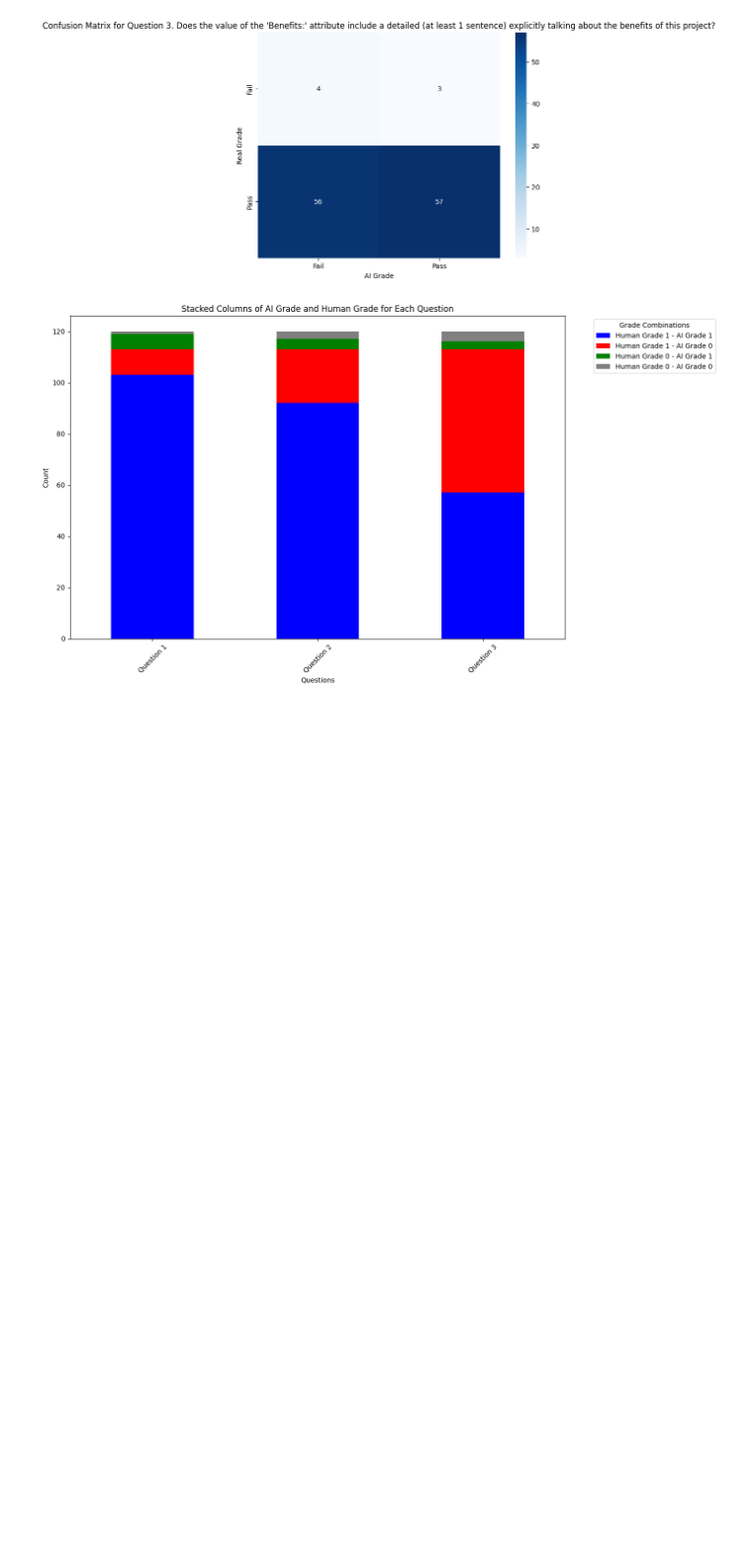
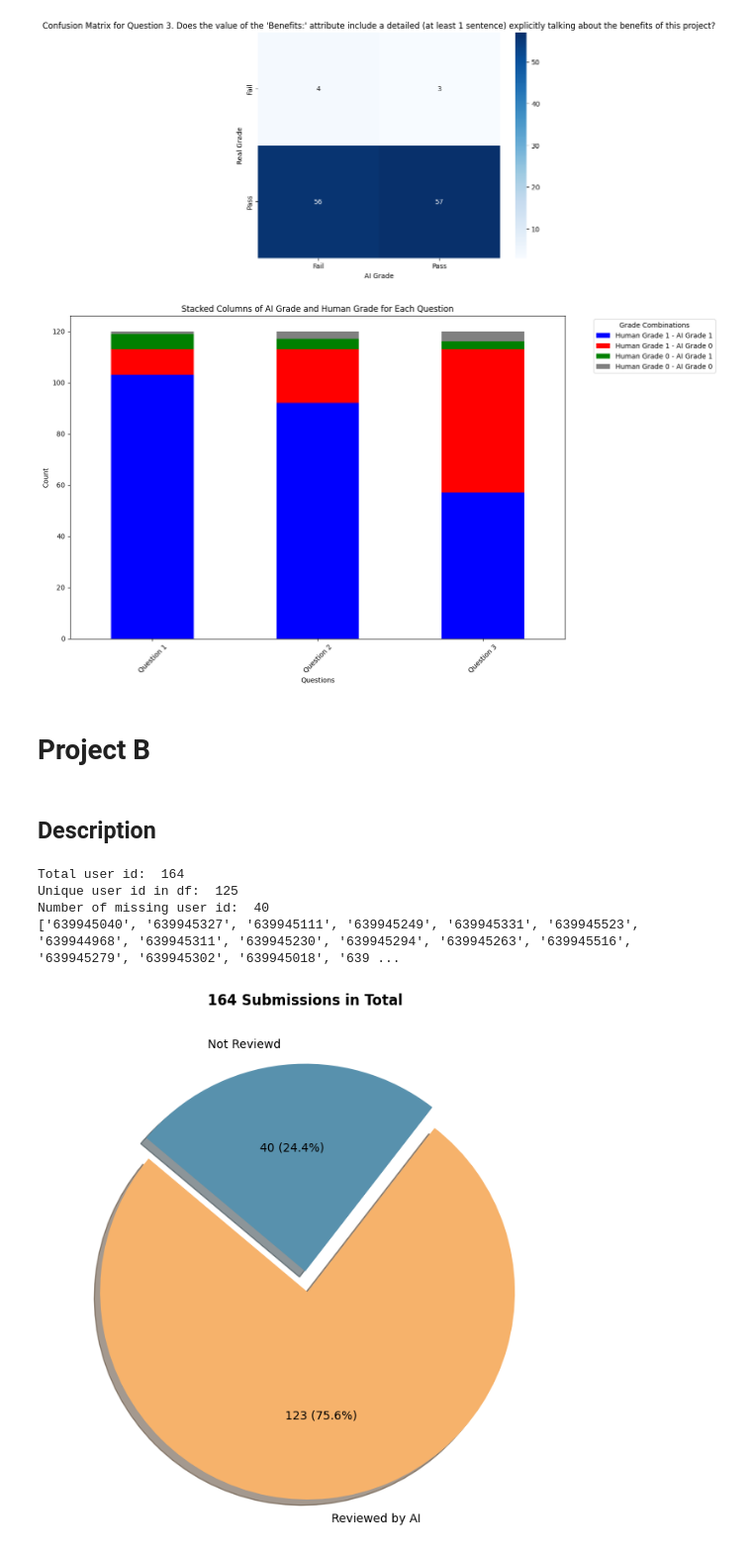
Before and after one commit to ngavu2004/AutoGradingPipelineAnalysis, a Jupyter notebook: visualize_AI_grade_RealGrade.ipynb, the cells around one changed output. Shown at 99% size. Drawn from its saved outputs; the diff is of its cells as text; code cells hidden in the pictures; blank space fills up the shorter version.

```diff
--- a/visualize_AI_grade_RealGrade.ipynb
+++ b/visualize_AI_grade_RealGrade.ipynb
@@ -1103,3 +1103,5 @@ question_list:  ["Question 1. Does the value of the 'Problem Summary:' attribute
 [figure]
 [figure]
 [figure]
+# %% [markdown]
+# Project B
@@ -1105,0 +1153,2 @@ question_list:  ["Question 1. Does the value of the 'Problem Summary:' attribute
+# %% [markdown]
+## Description
@@ -1105,0 +1162,11 @@ question_list:  ["Question 1. Does the value of the 'Problem Summary:' attribute
+# %%
+result_url = 'test_results\AI_result_prj2_charter_description_2.csv'
+# %%
+description_check = CheckProjectB(result_url)
+description_check.checkMissingFiles
+# %% [output]
+Total user id:  164
+Unique user id in df:  125
+Number of missing user id:  40
+['639945040', '639945327', '639945111', '639945249', '639945331', '639945523', '639944968', '639945311', '639945230', '639945294', '639945263', '639945516', '639945279', '639945302', '639945018', '639 ...
+[figure, added]
```
Also changed, not shown: parts of 19 cells of this notebook, 3 other files.
